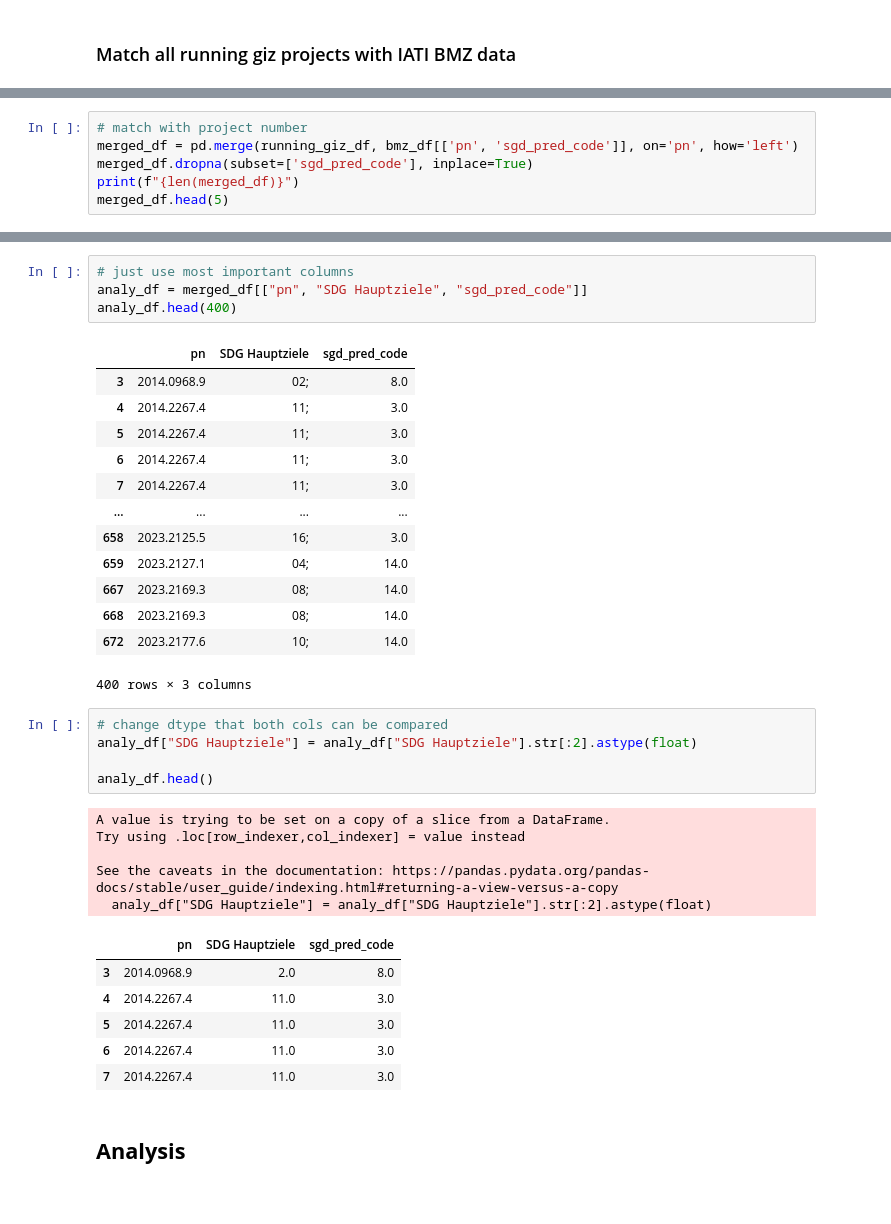
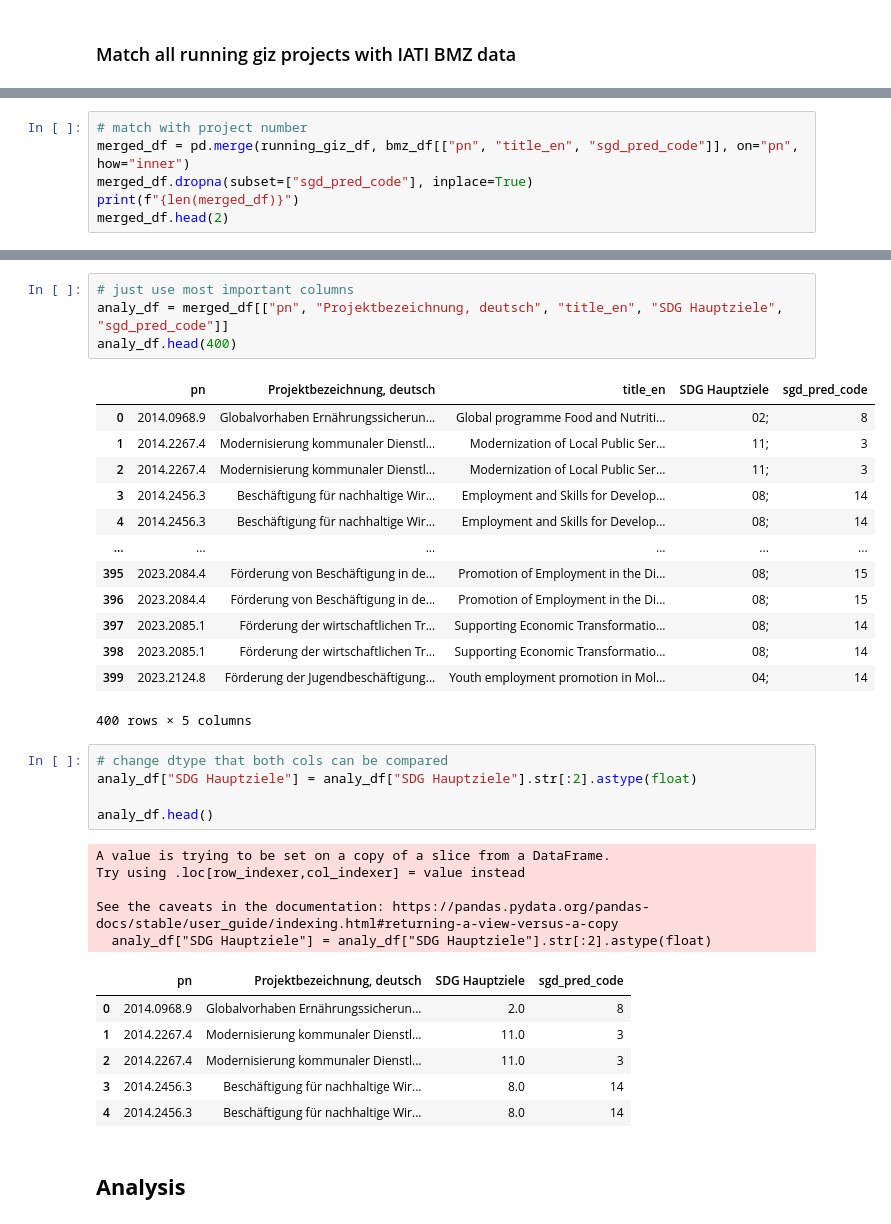
Before and after one commit to JanMuehlnikel/NLP-Development-Banks-Collaboration-Analyzer, a Jupyter notebook: data/validation/sdg_val.ipynb, the cells around one changed output, grey strips where cells are left out. Cells and saved outputs as stored; diff of their text form.

Commit message:
solved a merge bug with sdg

```diff
--- a/data/validation/sdg_val.ipynb
+++ b/data/validation/sdg_val.ipynb
@@ -78,8 +78,8 @@ running_giz_df.head(1)
 | 1 | 2010.9226.1 | GIZ Mgmt - Vertrag 1 - Unterstütz... | GIZ Mgmt - Vertrag 1 - Unterstütz... | 99810.0 | Nicht spezifizierte Sektoren (for... | 1.0 | ... |
 # %%
 # match with project number
-merged_df = pd.merge(running_giz_df, bmz_df[['pn', 'sgd_pred_code']], on='pn', how='left')
-merged_df.dropna(subset=['sgd_pred_code'], inplace=True)
+merged_df = pd.merge(running_giz_df, bmz_df[["pn", "title_en", "sgd_pred_code"]], on="pn", how="inner")
+merged_df.dropna(subset=["sgd_pred_code"], inplace=True)
 print(f"{len(merged_df)}")
-merged_df.head(5)
+merged_df.head(2)
 # %% [output]
@@ -93,21 +91,21 @@ merged_df.head(5)
 # %%
 # just use most important columns
-analy_df = merged_df[["pn", "SDG Hauptziele", "sgd_pred_code"]]
+analy_df = merged_df[["pn", "Projektbezeichnung, deutsch", "title_en", "SDG Hauptziele", "sgd_pred_code"]]
 analy_df.head(400)
 # %% [output]
-|  | pn | SDG Hauptziele | sgd_pred_code |
-| 3 | 2014.0968.9 | 02; | 8.0 |
-| 4 | 2014.2267.4 | 11; | 3.0 |
-| 5 | 2014.2267.4 | 11; | 3.0 |
-| 6 | 2014.2267.4 | 11; | 3.0 |
-| 7 | 2014.2267.4 | 11; | 3.0 |
-| ... | ... | ... | ... |
-| 658 | 2023.2125.5 | 16; | 3.0 |
-| 659 | 2023.2127.1 | 04; | 14.0 |
-| 667 | 2023.2169.3 | 08; | 14.0 |
-| 668 | 2023.2169.3 | 08; | 14.0 |
-| 672 | 2023.2177.6 | 10; | 14.0 |
+|  | pn | Projektbezeichnung, deutsch | title_en | SDG Hauptziele | sgd_pred_code |
+| 0 | 2014.0968.9 | Globalvorhaben Ernährungssicherun... | Global programme Food and Nutriti... | 02; | 8 |
+| 1 | 2014.2267.4 | Modernisierung kommunaler Dienstl... | Modernization of Local Public Ser... | 11; | 3 |
+| 2 | 2014.2267.4 | Modernisierung kommunaler Dienstl... | Modernization of Local Public Ser... | 11; | 3 |
+| 3 | 2014.2456.3 | Beschäftigung für nachhaltige Wir... | Employment and Skills for Develop... | 08; | 14 |
+| 4 | 2014.2456.3 | Beschäftigung für nachhaltige Wir... | Employment and Skills for Develop... | 08; | 14 |
+| ... | ... | ... | ... | ... | ... |
+| 395 | 2023.2084.4 | Förderung von Beschäftigung in de... | Promotion of Employment in the Di... | 08; | 15 |
+| 396 | 2023.2084.4 | Förderung von Beschäftigung in de... | Promotion of Employment in the Di... | 08; | 15 |
+| 397 | 2023.2085.1 | Förderung der wirtschaftlichen Tr... | Supporting Economic Transformatio... | 08; | 14 |
+| 398 | 2023.2085.1 | Förderung der wirtschaftlichen Tr... | Supporting Economic Transformatio... | 08; | 14 |
+| 399 | 2023.2124.8 | Förderung der Jugendbeschäftigung... | Youth employment promotion in Mol... | 04; | 14 |
-400 rows × 3 columns
+400 rows × 5 columns
 # %%
 # change dtype that both cols can be compared
 analy_df["SDG Hauptziele"] = analy_df["SDG Hauptziele"].str[:2].astype(float)
@@ -119,12 +117,12 @@ Try using .loc[row_indexer,col_indexer] = value instead
 
 See the caveats in the documentation: https://pandas.pydata.org/pandas-docs/stable/user_guide/indexing.html#returning-a-view-versus-a-copy
   analy_df["SDG Hauptziele"] = analy_df["SDG Hauptziele"].str[:2].astype(float)
-|  | pn | SDG Hauptziele | sgd_pred_code |
-| 3 | 2014.0968.9 | 2.0 | 8.0 |
-| 4 | 2014.2267.4 | 11.0 | 3.0 |
-| 5 | 2014.2267.4 | 11.0 | 3.0 |
-| 6 | 2014.2267.4 | 11.0 | 3.0 |
-| 7 | 2014.2267.4 | 11.0 | 3.0 |
+|  | pn | Projektbezeichnung, deutsch | SDG Hauptziele | sgd_pred_code |
+| 0 | 2014.0968.9 | Globalvorhaben Ernährungssicherun... | 2.0 | 8 |
+| 1 | 2014.2267.4 | Modernisierung kommunaler Dienstl... | 11.0 | 3 |
+| 2 | 2014.2267.4 | Modernisierung kommunaler Dienstl... | 11.0 | 3 |
+| 3 | 2014.2456.3 | Beschäftigung für nachhaltige Wir... | 8.0 | 14 |
+| 4 | 2014.2456.3 | Beschäftigung für nachhaltige Wir... | 8.0 | 14 |
 # %% [markdown]
 ## **Analysis**
 # %% [markdown]
```
Also changed, not shown: parts of 5 cells of this notebook, 2 other files.
